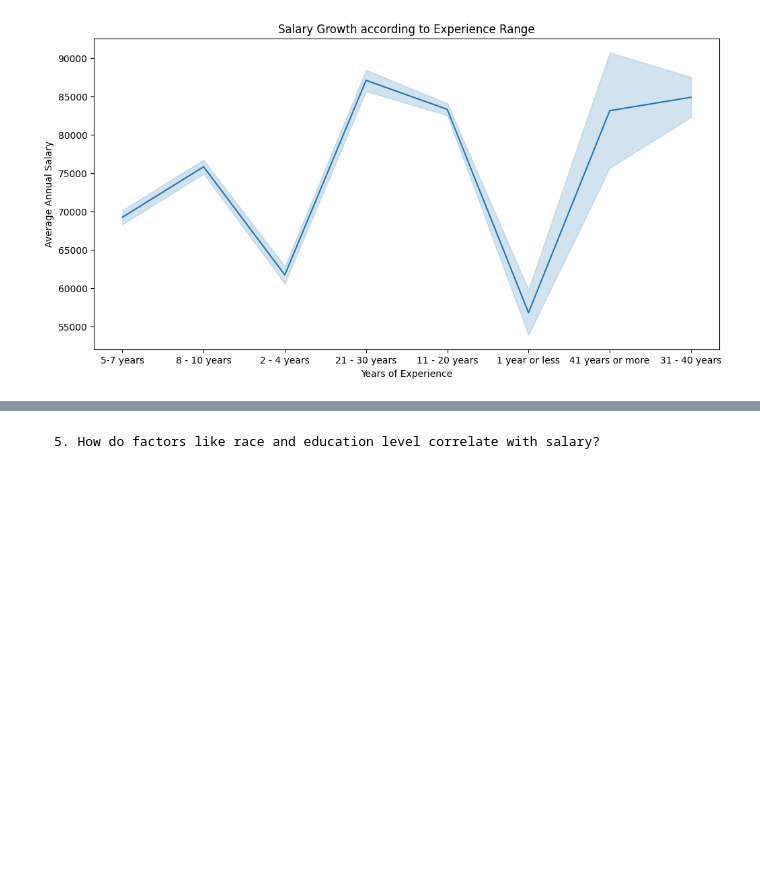
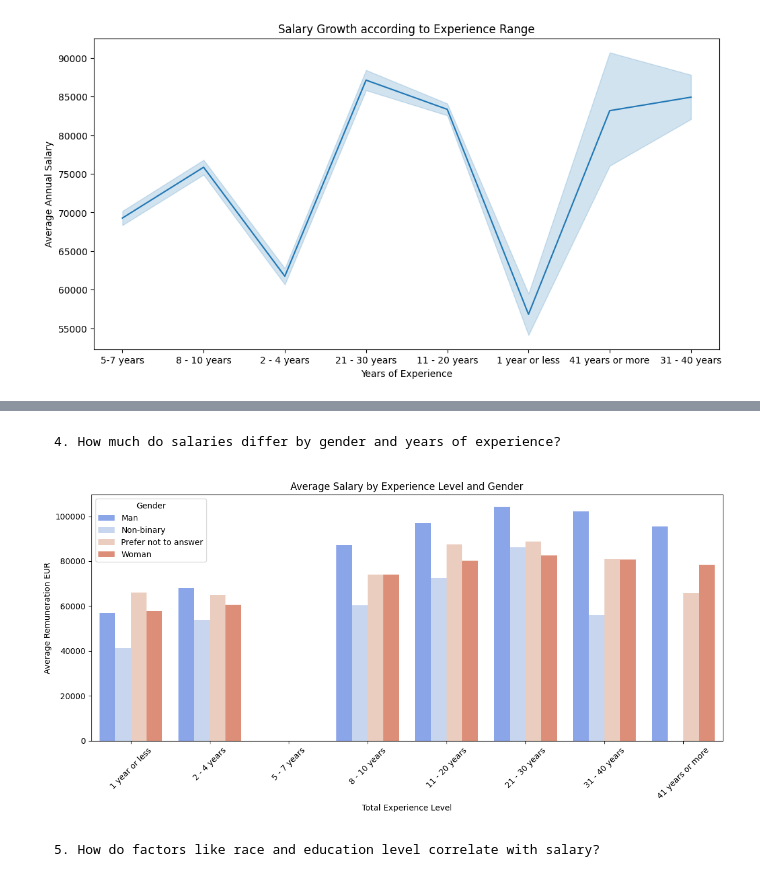
Before and after one commit to Jaddevvv/final_project, a Jupyter notebook: Exercise 99 - Exam - Salaries.ipynb, the cells around one changed output, grey strips where cells are left out. Saved outputs shown, nothing was run; the diff lists cells and outputs as text; code cells hidden in the pictures; blank space fills up the shorter version.

```diff
--- a/Exercise 99 - Exam - Salaries.ipynb
+++ b/Exercise 99 - Exam - Salaries.ipynb
@@ -556,3 +568,35 @@ plt.show()
+# %% [markdown]
+
+    4. How much do salaries differ by gender and years of experience?
+# %%
+# Defining the order of experience levels because we left them as strings
+experience_order = [
+    '1 year or less',
+    '2 - 4 years',
+    '5 - 7 years',
+    '8 - 10 years',
+    '11 - 20 years',
+    '21 - 30 years',
+    '31 - 40 years',
+    '41 years or more'
+]
+
+# Convert the 'Experience' column to a categorical type with the defined order
+salaries['Total Experience Level'] = pd.Categorical(salaries['Experience'], categories=experience_order, ordered=True)
+
+avg_salary_exp_gender = salaries.groupby(['Total Experience Level', 'Gender'])['Total Remuneration EUR'].mean().reset_index()
+
+plt.figure(figsize=(12, 6))
+sns.barplot(x='Total Experience Level', y='Total Remuneration EUR', hue='Gender', data=avg_salary_exp_gender, palette='coolwarm')
+plt.title('Average Salary by Experience Level and Gender')
+plt.xlabel('Total Experience Level')
+plt.ylabel('Average Remuneration EUR')
+plt.xticks(rotation=45)
+plt.legend(title='Gender')
+plt.tight_layout()
+plt.show()
+# %% [output]
+[figure, added]
 # %% [markdown]
 
     5. How do factors like race and education level correlate with salary?
```
Also changed, not shown: parts of 11 cells of this notebook.
